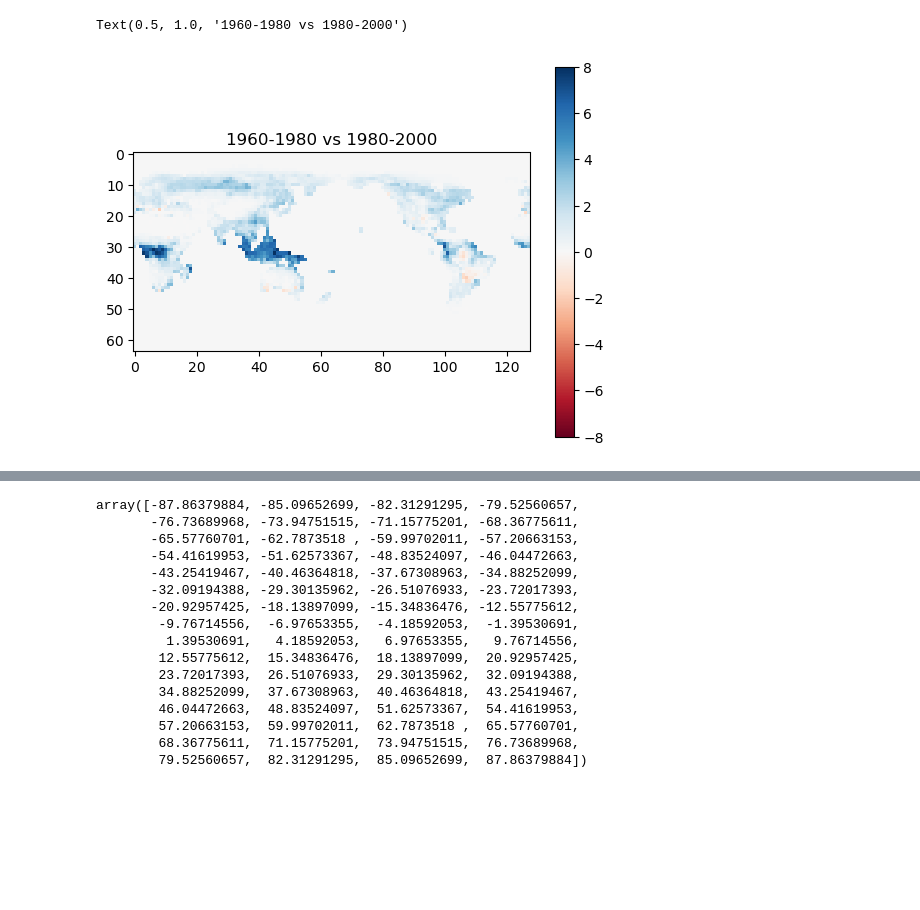
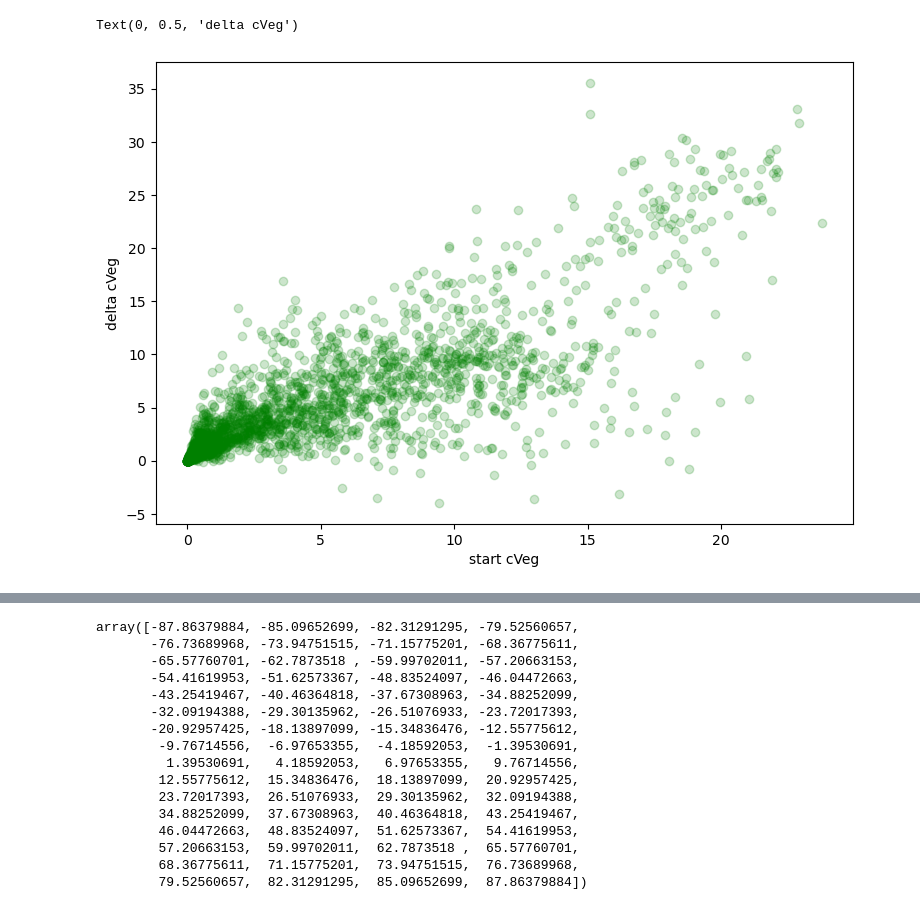
Before and after one commit to ffloof/CMIPscript, a Jupyter notebook: ModelViz.ipynb, the cells around one changed output, grey strips where cells are left out. Cells and saved outputs as stored; diff of their text form; code cells hidden in the pictures; blank space fills up the shorter version.

```diff
--- a/ModelViz.ipynb
+++ b/ModelViz.ipynb
@@ -67,9 +44,0 @@ Text(0.5, 1.0, '1980-2020 vs Predicted')
-# %%
-diff = (y_cveg-x_cveg)[::-1]
-
-plt.imshow(diff, cmap="RdBu", vmin=-8, vmax=8)
-plt.colorbar()
-plt.title("1960-1980 vs 1980-2000")
-# %% [output]
-Text(0.5, 1.0, '1960-1980 vs 1980-2000')
-[figure, removed]
@@ -75,0 +65,8 @@ Text(0.5, 1.0, '1960-1980 vs 1980-2000')
+# %%
+fig, ax = plt.subplots(1, 1, figsize=(9, 6))
+plot_and_test(x_cveg, delta_cveg, mask, ax=ax, color="g")
+ax.set_xlabel("start cVeg")
+ax.set_ylabel("delta cVeg")
+# %% [output]
+Text(0, 0.5, 'delta cVeg')
+[figure, added]
```
Also changed, not shown: parts of 24 cells of this notebook.
